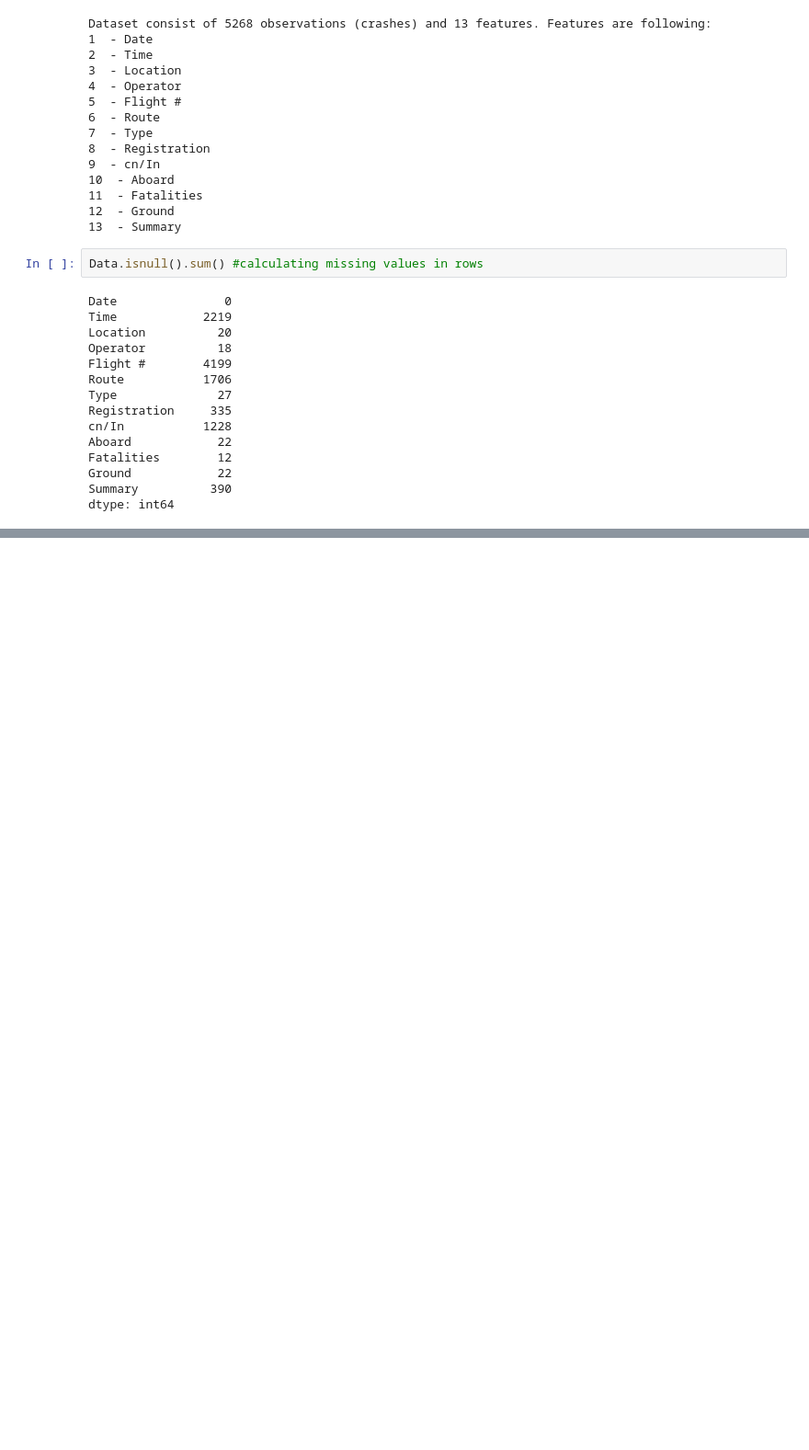
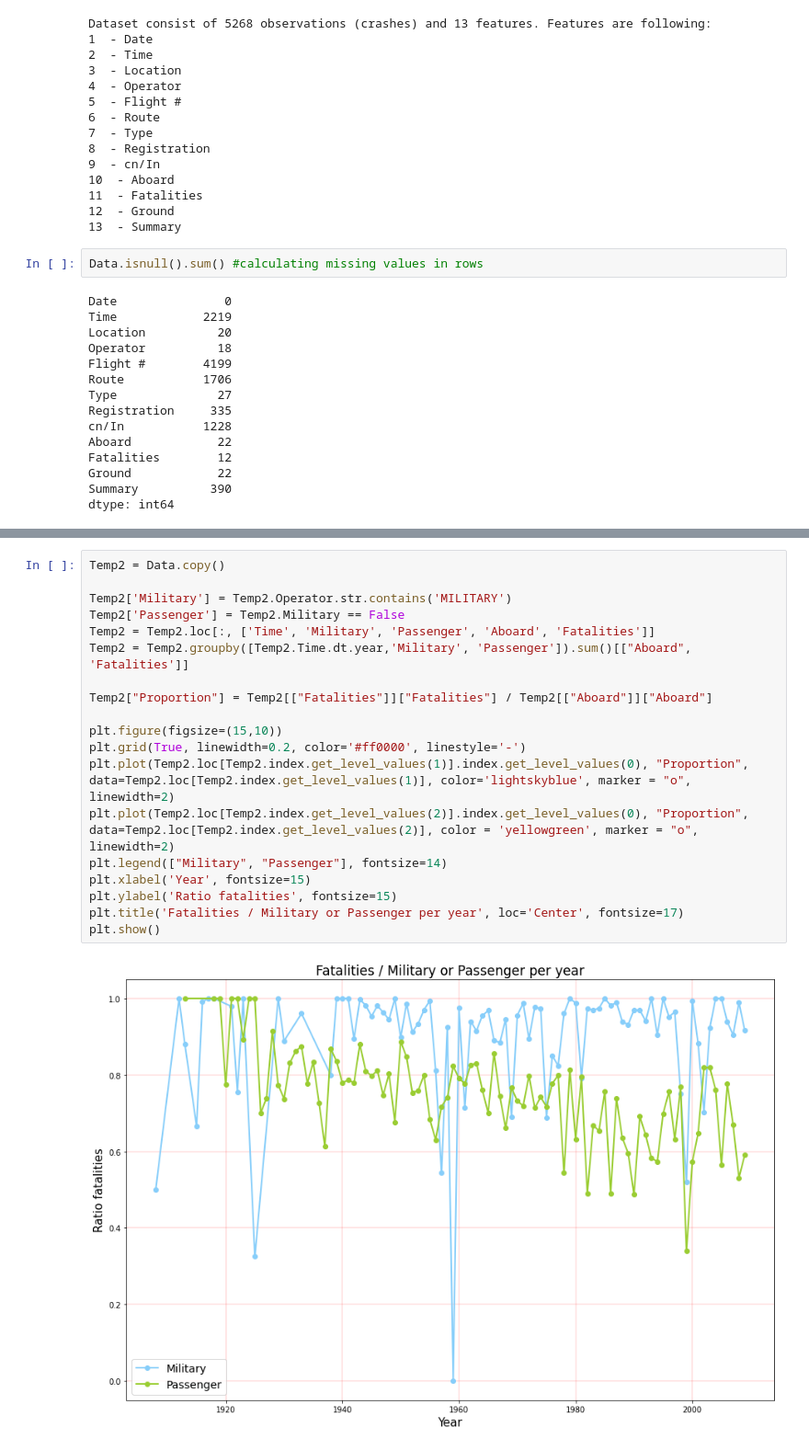
Before and after one commit to A-mangio/incidenti_aerei, a Jupyter notebook: airplaneCrashes.ipynb, the cells around one changed output, grey strips where cells are left out. Shown at 92% size. Saved outputs shown, nothing was run; the diff lists cells and outputs as text; blank space fills up the shorter version.

```diff
--- a/airplaneCrashes.ipynb
+++ b/airplaneCrashes.ipynb
@@ -106,0 +164,21 @@ plt.show()
+# %%
+Temp2 = Data.copy()
+
+Temp2['Military'] = Temp2.Operator.str.contains('MILITARY')
+Temp2['Passenger'] = Temp2.Military == False
+Temp2 = Temp2.loc[:, ['Time', 'Military', 'Passenger', 'Aboard', 'Fatalities']]
+Temp2 = Temp2.groupby([Temp2.Time.dt.year,'Military', 'Passenger']).sum()[["Aboard", 'Fatalities']]
+
+Temp2["Proportion"] = Temp2[["Fatalities"]]["Fatalities"] / Temp2[["Aboard"]]["Aboard"]
+
+plt.figure(figsize=(15,10))
+plt.grid(True, linewidth=0.2, color='#ff0000', linestyle='-')
+plt.plot(Temp2.loc[Temp2.index.get_level_values(1)].index.get_level_values(0), "Proportion", data=Temp2.loc[Temp2.index.get_level_values(1)], color='lightskyblue', marker = "o", linewidth=2)
+plt.plot(Temp2.loc[Temp2.index.get_level_values(2)].index.get_level_values(0), "Proportion", data=Temp2.loc[Temp2.index.get_level_values(2)], color = 'yellowgreen', marker = "o", linewidth=2)
+plt.legend(["Military", "Passenger"], fontsize=14)
+plt.xlabel('Year', fontsize=15)
+plt.ylabel('Ratio fatalities', fontsize=15)
+plt.title('Fatalities / Military or Passenger per year', loc='Center', fontsize=17)
+plt.show()
+# %% [output]
+[figure, added]
```
Also changed, not shown: parts of 6 cells of this notebook, 2 other files.
